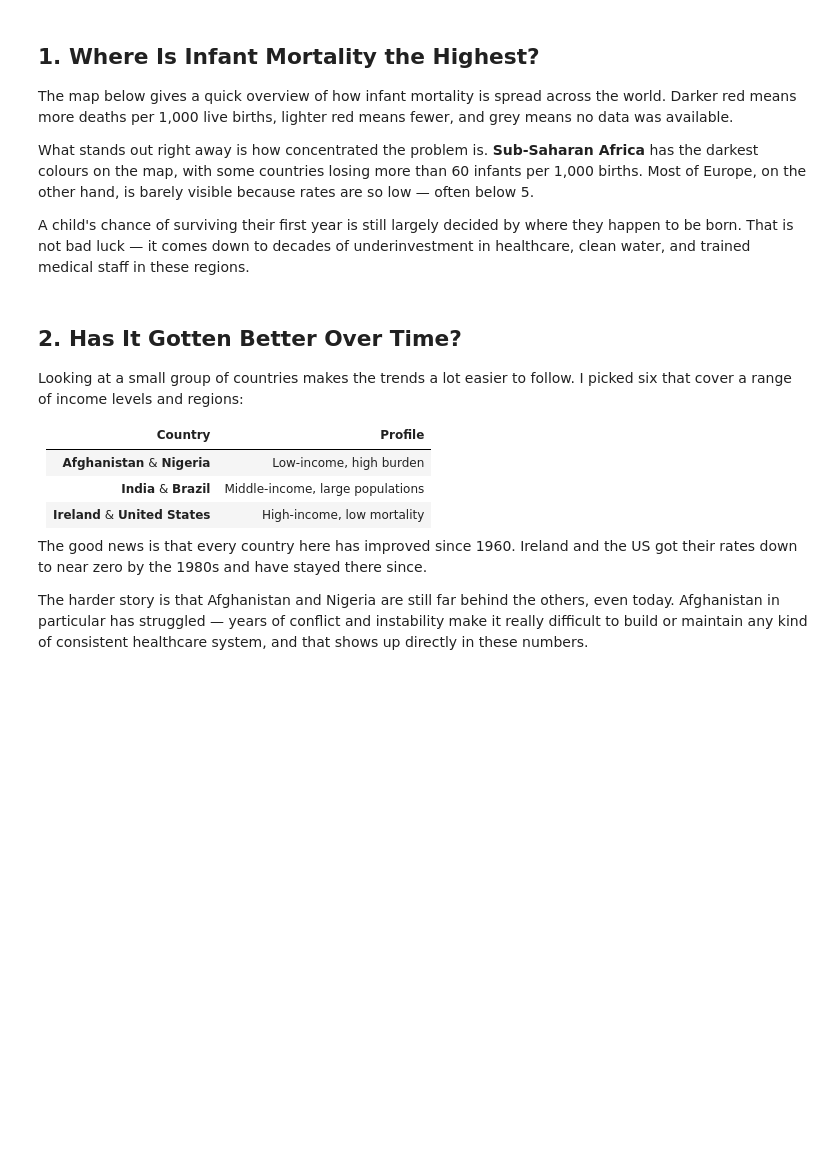
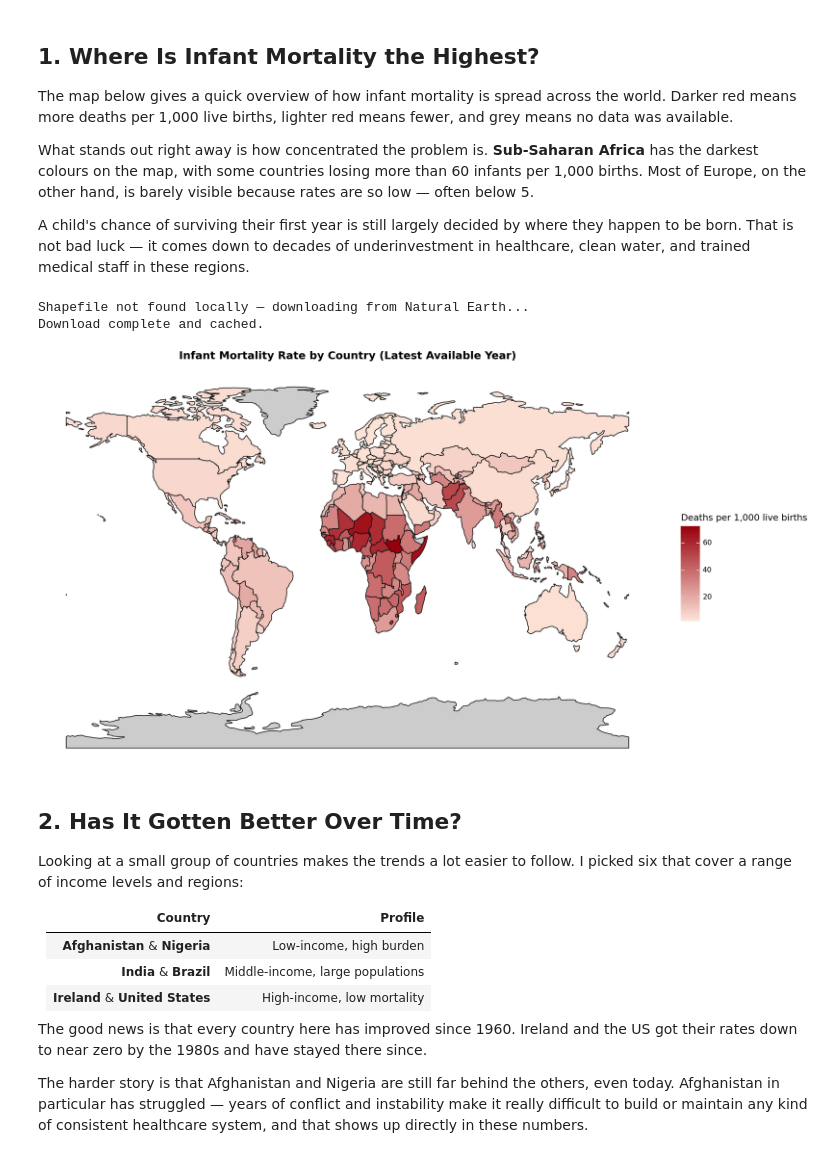
Before and after one commit to TamannaThakker/assignment2, a Jupyter notebook: report.ipynb, the cells around one changed output. Drawn from its saved outputs; the diff is of its cells as text; code cells hidden in the pictures; blank space fills up the shorter version.

```diff
--- a/report.ipynb
+++ b/report.ipynb
@@ -70,36 +92,51 @@ map_data = (
         pl.col('obs_value').sort_by('time_period').last().alias('infant_mortality'),
         pl.col('time_period').max().alias('year')
     ])
 )
 
-# Load world geometry (geopandas used only for shape data)
-world = gpd.read_file('ne_110m_countries.gpkg')
+# --- Load world geometry ---
+# Uses local .gpkg if available, otherwise downloads from Natural Earth.
+# This makes it work both locally and in Google Colab.
+GPKG_PATH = 'ne_110m_countries.gpkg'
+NE_URL    = 'https://naturalearth.s3.amazonaws.com/110m_cultural/ne_110m_admin_0_countries.zip'
+
+if os.path.exists(GPKG_PATH):
+    world = gpd.read_file(GPKG_PATH)
+else:
+    print('Shapefile not found locally — downloading from Natural Earth...')
+    world = gpd.read_file(NE_URL)
+    world.to_file(GPKG_PATH, driver='GPKG')   # cache for next run
+    print('Download complete and cached.')
 
 # Merge geometry with UNICEF data on ISO alpha-3 code
 world_merged = world.merge(
     map_data.to_pandas(),
     left_on='ISO_A3_EH',
     right_on='alpha_3_code',
     how='left'
 )
 
 # --- Visualisation ---
 (
     ggplot(world_merged)
     + geom_map(aes(fill='infant_mortality'))
     + scale_fill_gradient(
         low='#fee5d9',
         high='#99000d',
         na_value='#cccccc',
-        name='Deaths per\n1,000 live births'
+        name='Deaths per 1,000 live births'
     )
     + labs(title='Infant Mortality Rate by Country (Latest Available Year)')
     + theme_void()
     + theme(
         figure_size=(13, 7),
         plot_title=element_text(size=13, face='bold', ha='center')
     )
 )
+# %% [output]
+Shapefile not found locally — downloading from Natural Earth...
+Download complete and cached.
+[figure, added]
 # %% [markdown]
 ## 2. Has It Gotten Better Over Time?
 
```
Also changed, not shown: parts of 7 cells of this notebook.
